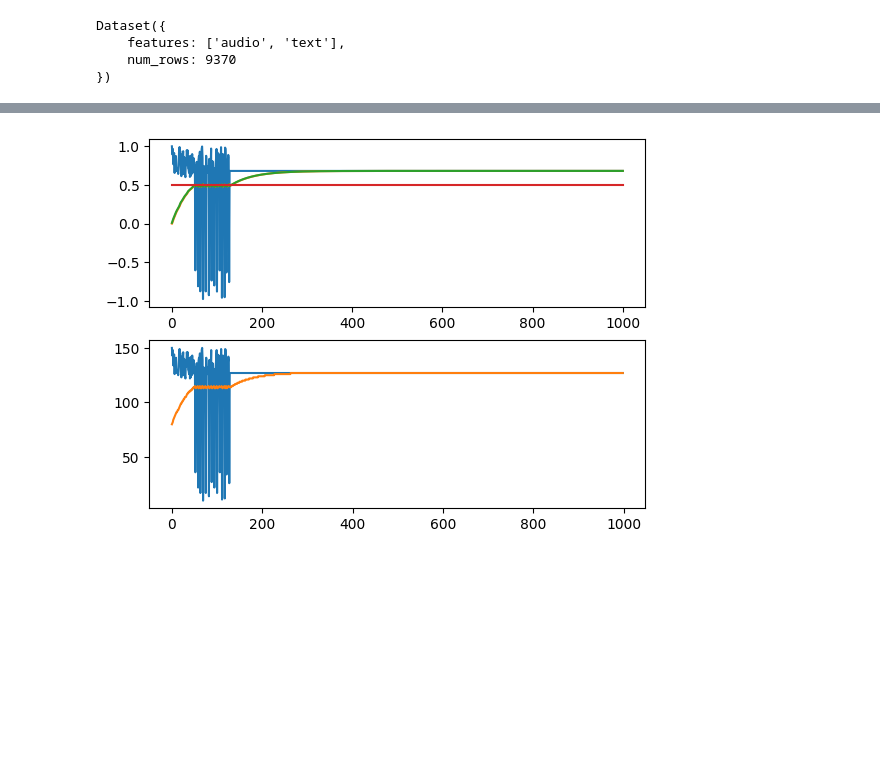
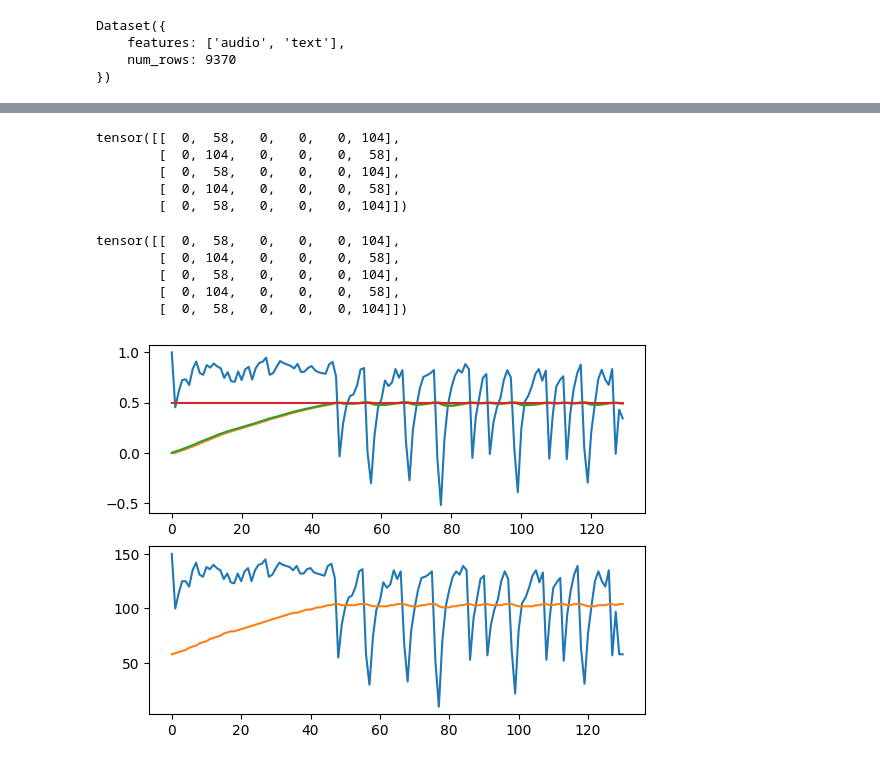
Before and after one commit to fabienfrfr/PixelBytes, a Jupyter notebook: docs/actionpixelbytes-testcontrol.ipynb, the cells around one changed output, grey strips where cells are left out. Drawn from its saved outputs; the diff is of its cells as text; code cells hidden in the pictures; blank space fills up the shorter version.

Commit message:
start true generation and test!

```diff
--- a/docs/actionpixelbytes-testcontrol.ipynb
+++ b/docs/actionpixelbytes-testcontrol.ipynb
@@ -76,14 +76,10 @@ ModelConfig {
 }
 # %%
 # Create and use LTI-Env
-env = lti_env.LtiEnv(custom_config={
-              "env_mode":0,
-              "reset_X_start":False,
-              "tf":[([1],[1,1])],
-              "setpoint": 0.5,
-              "t":20,
-              "N":1000+2})
+env = lti_env.LtiEnv(custom_config={"env_mode":0, "reset_X_start":False, "tf":[([1],[1,1])],
+                                    "setpoint": 0.5,  "t":20,"N":1000+2})
 print(env.ss, env.config['tf'], env.setpoint, env.sign)
+env.config
 # %% [output]
 i           1
 s           1
@@ -95,17 +106,39 @@ dtype: object [([1], [1, 1])] 0.5 1.0
+# %%
+out_model.detach()[0,-5:,:]
+# %% [output]
+tensor([[  0,  58,   0,   0,   0, 104],
+        [  0, 104,   0,   0,   0,  58],
+        [  0,  58,   0,   0,   0, 104],
+        [  0, 104,   0,   0,   0,  58],
+        [  0,  58,   0,   0,   0, 104]])
+# %%
+in_model.detach()[0,-5:,:]
+# %% [output]
+tensor([[  0,  58,   0,   0,   0, 104],
+        [  0, 104,   0,   0,   0,  58],
+        [  0,  58,   0,   0,   0, 104],
+        [  0, 104,   0,   0,   0,  58],
+        [  0,  58,   0,   0,   0, 104]])
 # %%
 observation, info = env.reset()
-obs = [observation]
-for i in tqdm(range(1000)):
-    if i < 128 : # Bang-bang control for first step
-        action = 0.8*env.sign*np.sign(np.diff(observation[-2:])) + 0.2*env.action_space.sample()
+obs, action = [observation], 0
+repeat = 3
+for i in tqdm(range(129)):
+    if i < 128 : # mean Bang-bang control with noise for first step
+        action = (action + 0.8*env.sign*np.sign(np.diff(observation[-2:])) + 0.2*env.action_space.sample())/2
     else : # model control with
-        timestamps = {'array': np.stack(obs).T[[0,2]]}
+        wanted_obs = obs + repeat*[np.array([0,0,observation[-1],0])] # 2 fois
+        timestamps = {'array': np.stack(wanted_obs).T[[0,2]]}
         tokenstamp = tokenizer(audio=timestamps)
-        ### here apply diffusion generation :)
+        ### here apply diffusion generation
+        in_model = tokenstamp['input_ids'][None, :-1]
+        out_model = model.generate(in_model, idn_generator=[in_model.shape[1]-repeat], temperature=1.0)
+        action_token = int(out_model.detach()[0,-repeat,-1])
+        action = [tokenizer._convert_id_to_token(action_token)]
     observation, reward, terminated, truncated, info = env.step(action)
     obs.append(observation)
 fig, ax = plt.subplots(2)
 ax[0].plot(obs)
 ax[1].plot(tokenstamp["labels"].detach().reshape(-1,2)[:-2]); plt.show()
 # %% [output]
-[figure, old version]
+[figure, new version]
```
Also changed, not shown: parts of 2 cells of this notebook.
